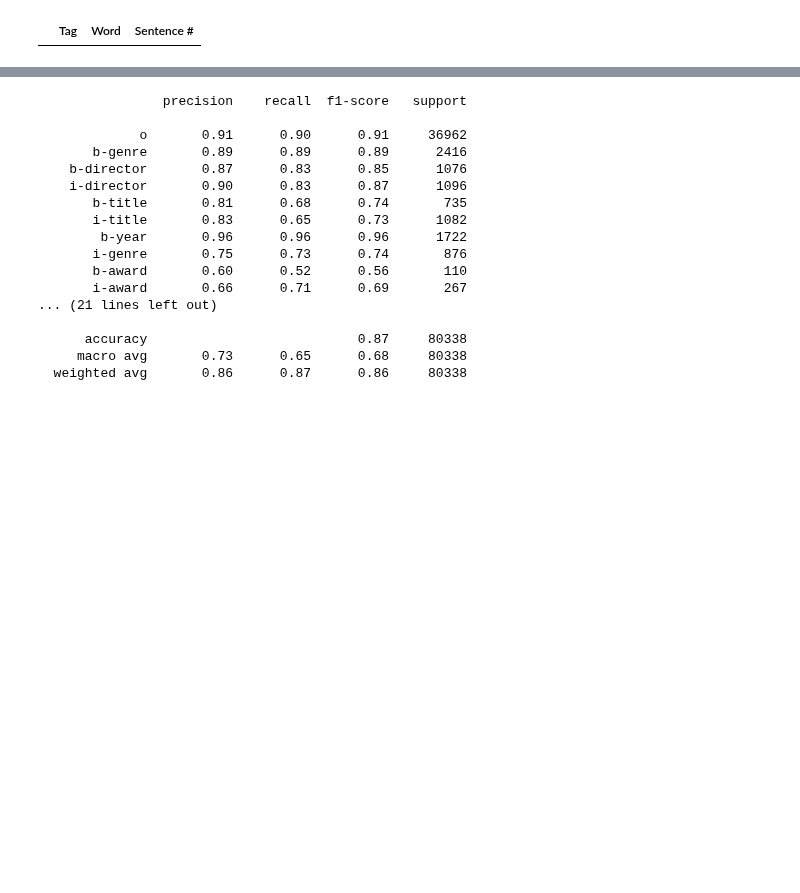
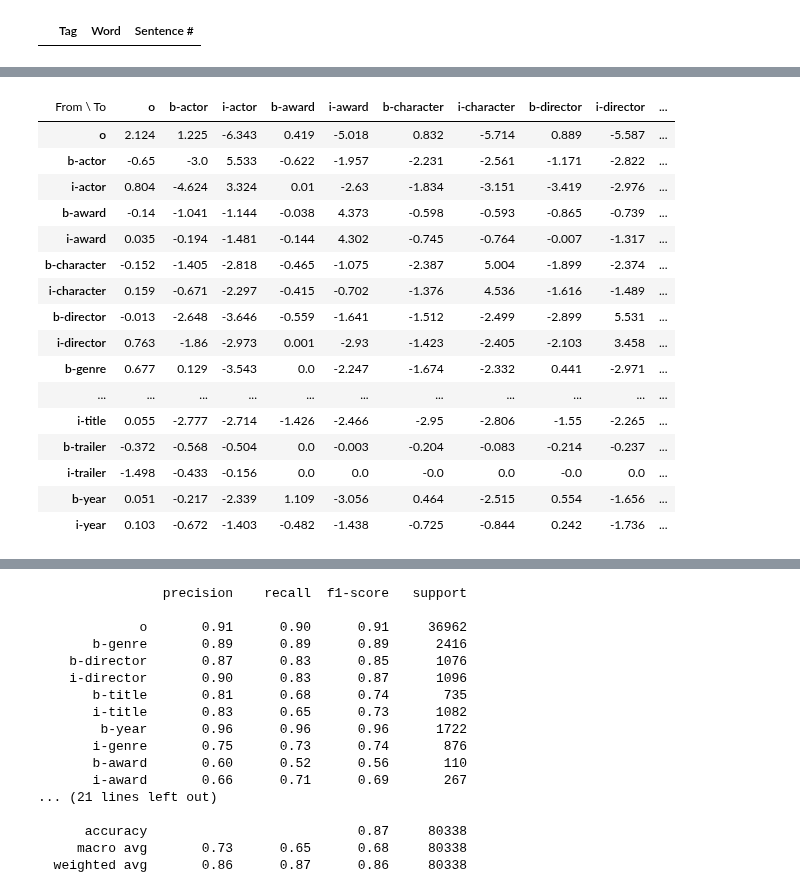
Before and after one commit to wbfrench1/barker_DATA606, a Jupyter notebook: src/crf_models/CRF_NER_Model_w_Grid_Search.ipynb, the cells around one changed output, grey strips where cells are left out. Saved outputs shown, nothing was run; the diff lists cells and outputs as text; code cells hidden in the pictures; blank space fills up the shorter version.

```diff
--- a/src/crf_models/CRF_NER_Model_w_Grid_Search.ipynb
+++ b/src/crf_models/CRF_NER_Model_w_Grid_Search.ipynb
@@ -533,0 +481,6 @@ X_train[0]
+# %%
+crf = rs.best_estimator_
+y_pred = crf.predict(X_test)
+print(metrics.flat_classification_report(
+    y_test, y_pred, labels=sorted_labels, digits=3
+))
@@ -533,0 +533,21 @@ X_train[0]
+# %%
+#https://towardsdatascience.com/named-entity-recognition-and-classification-with-scikit-learn-f05372f07ba2
+eli5.show_weights(crf, top=5)
+# %% [output]
+| From \ To | o | b-actor | i-actor | b-award | i-award | b-character | i-character | b-director | i-director | ... |
+| o | 2.124 | 1.225 | -6.343 | 0.419 | -5.018 | 0.832 | -5.714 | 0.889 | -5.587 | ... |
+| b-actor | -0.65 | -3.0 | 5.533 | -0.622 | -1.957 | -2.231 | -2.561 | -1.171 | -2.822 | ... |
+| i-actor | 0.804 | -4.624 | 3.324 | 0.01 | -2.63 | -1.834 | -3.151 | -3.419 | -2.976 | ... |
+| b-award | -0.14 | -1.041 | -1.144 | -0.038 | 4.373 | -0.598 | -0.593 | -0.865 | -0.739 | ... |
+| i-award | 0.035 | -0.194 | -1.481 | -0.144 | 4.302 | -0.745 | -0.764 | -0.007 | -1.317 | ... |
+| b-character | -0.152 | -1.405 | -2.818 | -0.465 | -1.075 | -2.387 | 5.004 | -1.899 | -2.374 | ... |
+| i-character | 0.159 | -0.671 | -2.297 | -0.415 | -0.702 | -1.376 | 4.536 | -1.616 | -1.489 | ... |
+| b-director | -0.013 | -2.648 | -3.646 | -0.559 | -1.641 | -1.512 | -2.499 | -2.899 | 5.531 | ... |
+| i-director | 0.763 | -1.86 | -2.973 | 0.001 | -2.93 | -1.423 | -2.405 | -2.103 | 3.458 | ... |
+| b-genre | 0.677 | 0.129 | -3.543 | 0.0 | -2.247 | -1.674 | -2.332 | 0.441 | -2.971 | ... |
+| ... | ... | ... | ... | ... | ... | ... | ... | ... | ... | ... |
+| i-title | 0.055 | -2.777 | -2.714 | -1.426 | -2.466 | -2.95 | -2.806 | -1.55 | -2.265 | ... |
+| b-trailer | -0.372 | -0.568 | -0.504 | 0.0 | -0.003 | -0.204 | -0.083 | -0.214 | -0.237 | ... |
+| i-trailer | -1.498 | -0.433 | -0.156 | 0.0 | 0.0 | -0.0 | 0.0 | -0.0 | 0.0 | ... |
+| b-year | 0.051 | -0.217 | -2.339 | 1.109 | -3.056 | 0.464 | -2.515 | 0.554 | -1.656 | ... |
+| i-year | 0.103 | -0.672 | -1.403 | -0.482 | -1.438 | -0.725 | -0.844 | 0.242 | -1.736 | ... |
```
Also changed, not shown: parts of 64 cells of this notebook.
